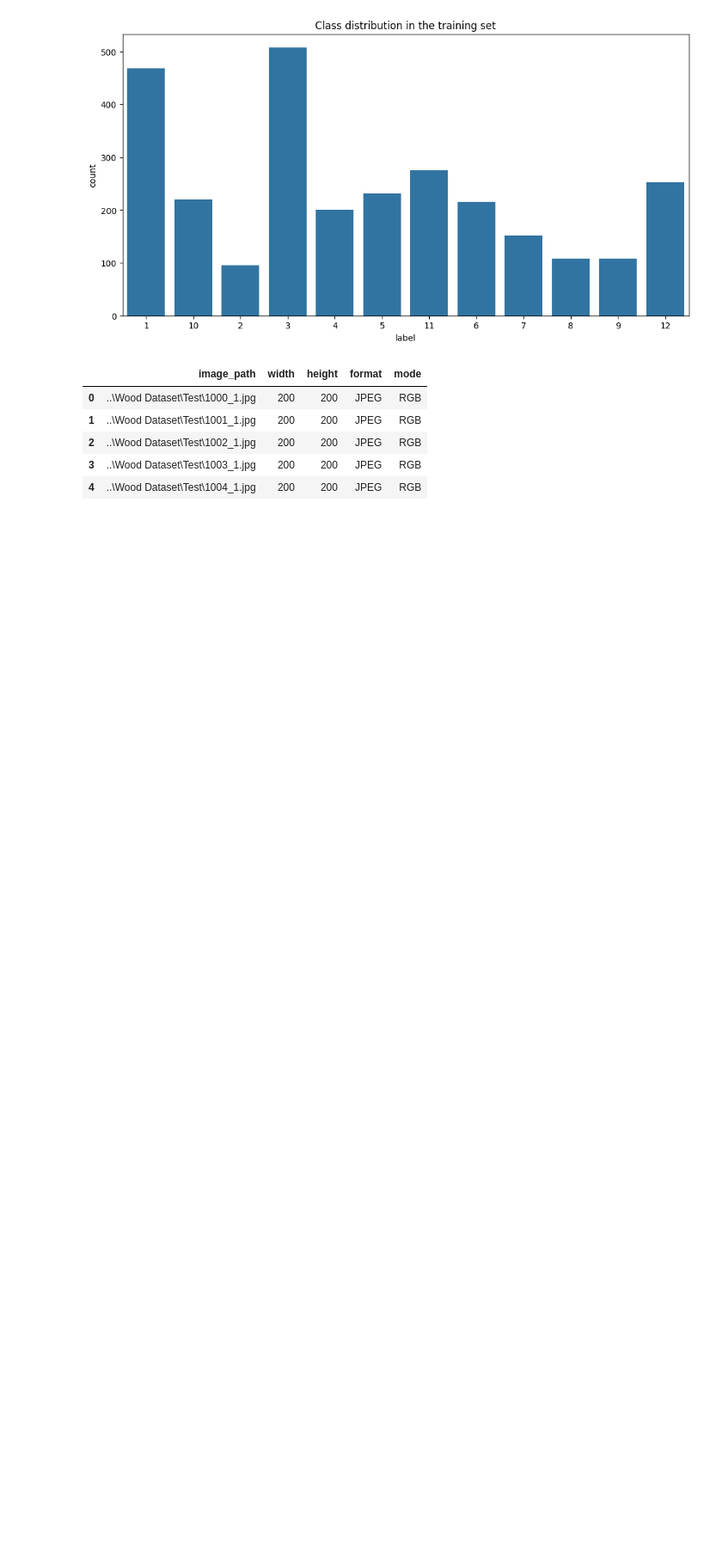
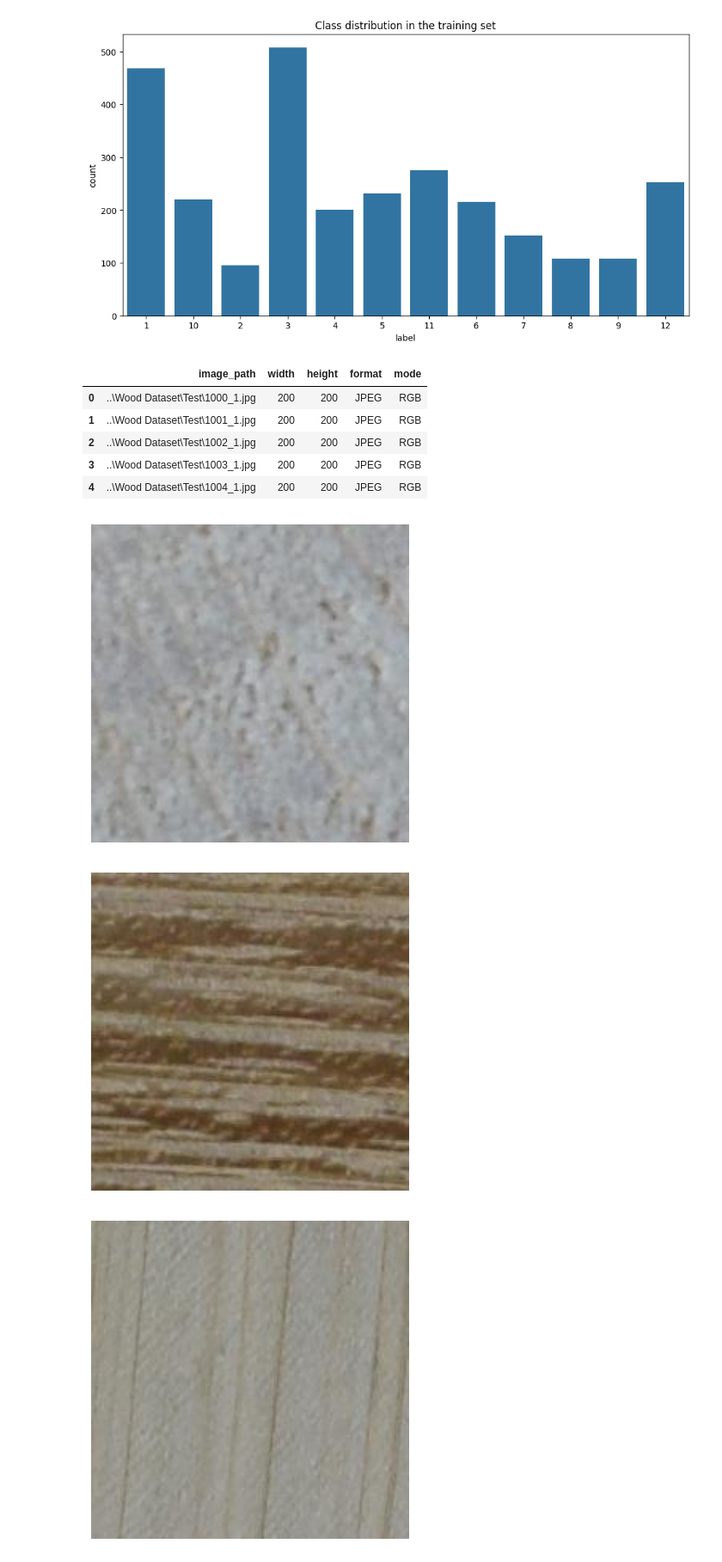
Before and after one commit to AzureDream1811/wood-classification, a Jupyter notebook: src/01_preprocessed.ipynb, the cells around one changed output. Shown at 86% size. Cells and saved outputs as stored; diff of their text form; code cells hidden in the pictures; blank space fills up the shorter version.

```diff
--- a/src/01_preprocessed.ipynb
+++ b/src/01_preprocessed.ipynb
@@ -210,3 +201,18 @@ display(summary_sizes(test_df).head())
 | 2 | ..\Wood Dataset\Test\1002_1.jpg | 200 | 200 | JPEG | RGB |
 | 3 | ..\Wood Dataset\Test\1003_1.jpg | 200 | 200 | JPEG | RGB |
 | 4 | ..\Wood Dataset\Test\1004_1.jpg | 200 | 200 | JPEG | RGB |
+# %%
+# Images from each class
+
+samples = train_df.groupby("label").sample(n=1, random_state=42)
+
+for image in samples["image_path"]:
+
+    image = Image.open(image)
+    plt.imshow(image)
+    plt.axis("off")
+    plt.show()
+# %% [output]
+[figure, added]
+[figure, added]
+[figure, added]
```
Also changed, not shown: parts of 7 cells of this notebook.
